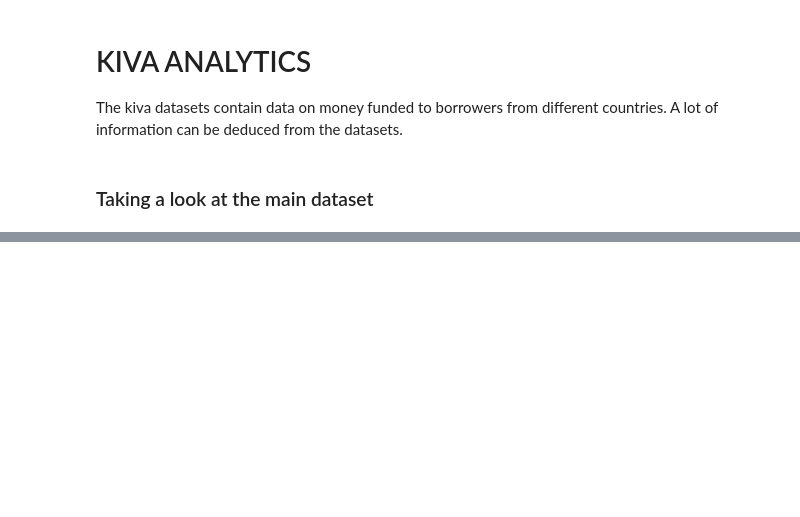
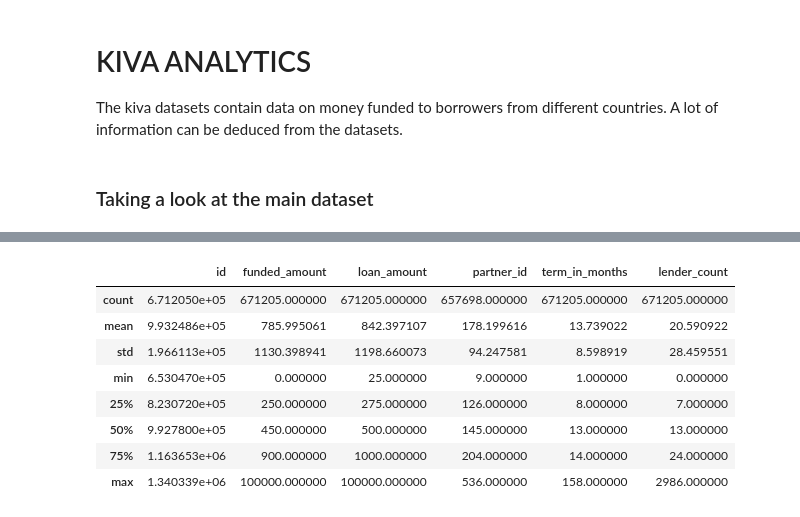
Before and after one commit to Python-4-DS/Python4ds_cohort-1, a Jupyter notebook: notebooks/kiva_analytics.ipynb, the cells around one changed output, grey strips where cells are left out. Cells and saved outputs as stored; diff of their text form; code cells hidden in the pictures; blank space fills up the shorter version.

```diff
--- a/notebooks/kiva_analytics.ipynb
+++ b/notebooks/kiva_analytics.ipynb
@@ -10,9 +10,9 @@ import pandas as pd
 ### Taking a look at the main dataset
 # %%
 # Read the kiva_loans.csv file
-kiva_main_dataset = pd.read_csv('C:/Users/user/Desktop/kasee/kiva/kiva_loans.csv')
+kiva_main_dataset = pd.read_csv('F:/isaka/python4DS/kiva_loans.csv')
 
-# Display the first 10 entries
+# Display the first 5 entries
 kiva_main_dataset.head()
 # %% [output]
 |  | id | funded_amount | loan_amount | activity | sector | use | country_code | country | region | ... |
@@ -26,0 +29,5 @@ The very first thing before starting on any analytics is to take care of all mis
+# %%
+# Return all columns and rows without a missing value
+kiva_available_data = kiva_main_dataset[kiva_main_dataset.notnull()]
+
+kiva_available_data.head()
@@ -26,0 +44,13 @@ The very first thing before starting on any analytics is to take care of all mis
+# %%
+# Return the basic derivations of the dataset
+kiva_available_data.describe()
+# %% [output]
+|  | id | funded_amount | loan_amount | partner_id | term_in_months | lender_count |
+| count | 6.712050e+05 | 671205.000000 | 671205.000000 | 657698.000000 | 671205.000000 | 671205.000000 |
+| mean | 9.932486e+05 | 785.995061 | 842.397107 | 178.199616 | 13.739022 | 20.590922 |
+| std | 1.966113e+05 | 1130.398941 | 1198.660073 | 94.247581 | 8.598919 | 28.459551 |
+| min | 6.530470e+05 | 0.000000 | 25.000000 | 9.000000 | 1.000000 | 0.000000 |
+| 25% | 8.230720e+05 | 250.000000 | 275.000000 | 126.000000 | 8.000000 | 7.000000 |
+| 50% | 9.927800e+05 | 450.000000 | 500.000000 | 145.000000 | 13.000000 | 13.000000 |
+| 75% | 1.163653e+06 | 900.000000 | 1000.000000 | 204.000000 | 14.000000 | 24.000000 |
+| max | 1.340339e+06 | 100000.000000 | 100000.000000 | 536.000000 | 158.000000 | 2986.000000 |
```
Also changed, not shown: parts of 22 cells of this notebook, 2 other files.
